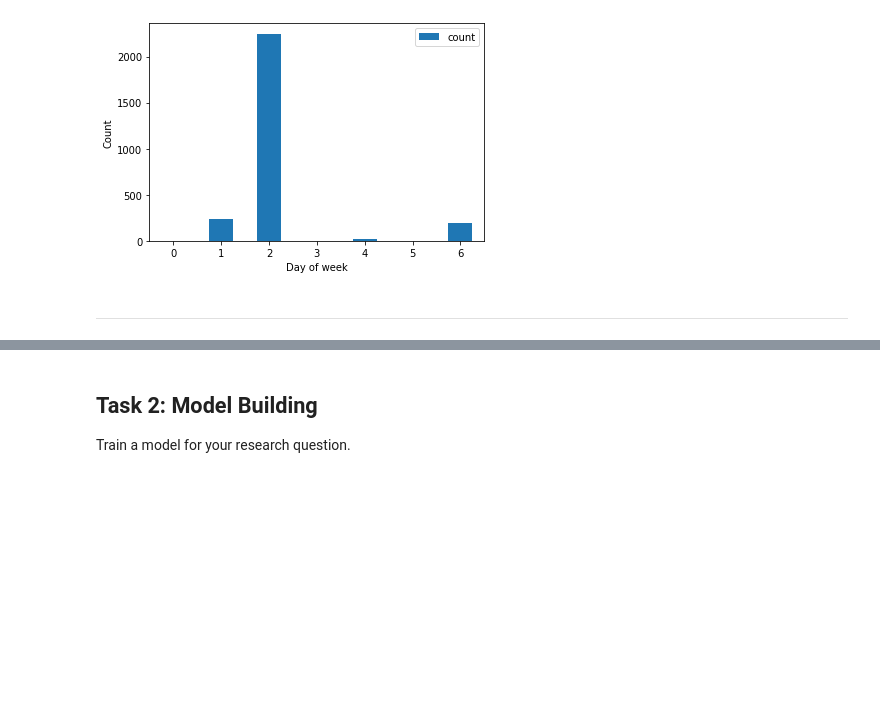
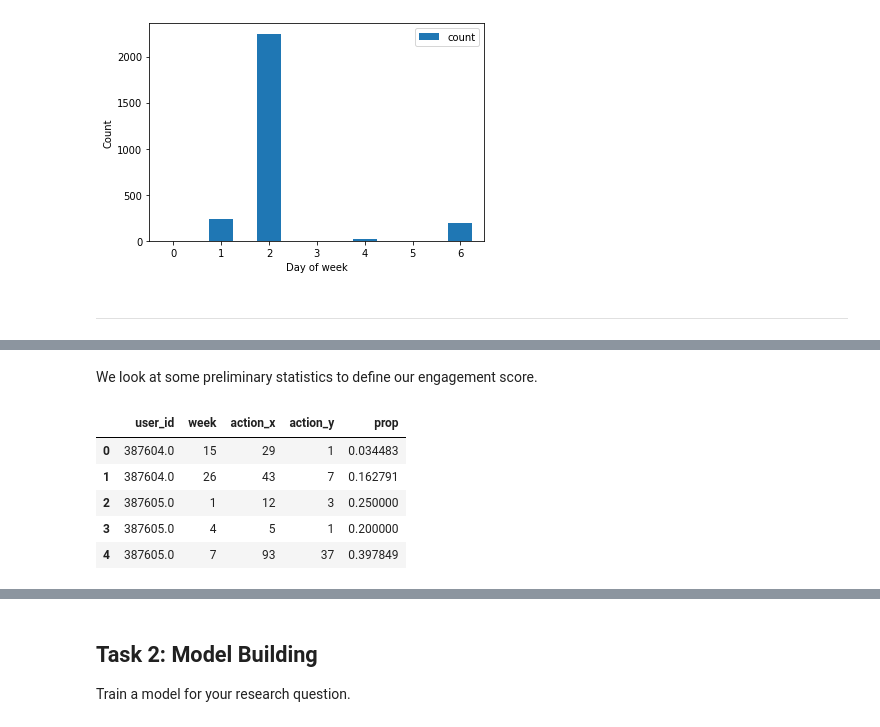
Before and after one commit to ML4BD/milestone-4-roguesgallery, a Jupyter notebook: notebooks/Milestone04/m4_lernnavi_342485.ipynb, the cells around one changed output, grey strips where cells are left out. Drawn from its saved outputs; the diff is of its cells as text; code cells hidden in the pictures; blank space fills up the shorter version.

```diff
--- a/notebooks/Milestone04/m4_lernnavi_342485.ipynb
+++ b/notebooks/Milestone04/m4_lernnavi_342485.ipynb
@@ -505,0 +510,16 @@ time_measures_plot_student(student_clean, data_clean, 'weekday', no_weeks)
+# %% [markdown]
+We look at some preliminary statistics to define our engagement score.
+# %%
+num_actions = data_clean.groupby(['user_id','week'])['action'].count().reset_index()
+num_eng_actions = data_clean[(data_clean['action'] == 'SUBMIT_ANSWER') |
+                             (data_clean['action'] == 'GO_TO_THEORY')].groupby(['user_id', 'week'])['action'].count().reset_index()
+tmp = num_actions.merge(num_eng_actions, on=['user_id', 'week'])
+tmp['prop'] = tmp.action_y / tmp.action_x
+tmp.head()
+# %% [output]
+|  | user_id | week | action_x | action_y | prop |
+| 0 | 387604.0 | 15 | 29 | 1 | 0.034483 |
+| 1 | 387604.0 | 26 | 43 | 7 | 0.162791 |
+| 2 | 387605.0 | 1 | 12 | 3 | 0.250000 |
+| 3 | 387605.0 | 4 | 5 | 1 | 0.200000 |
+| 4 | 387605.0 | 7 | 93 | 37 | 0.397849 |
```
Also changed, not shown: parts of 4 cells of this notebook.
